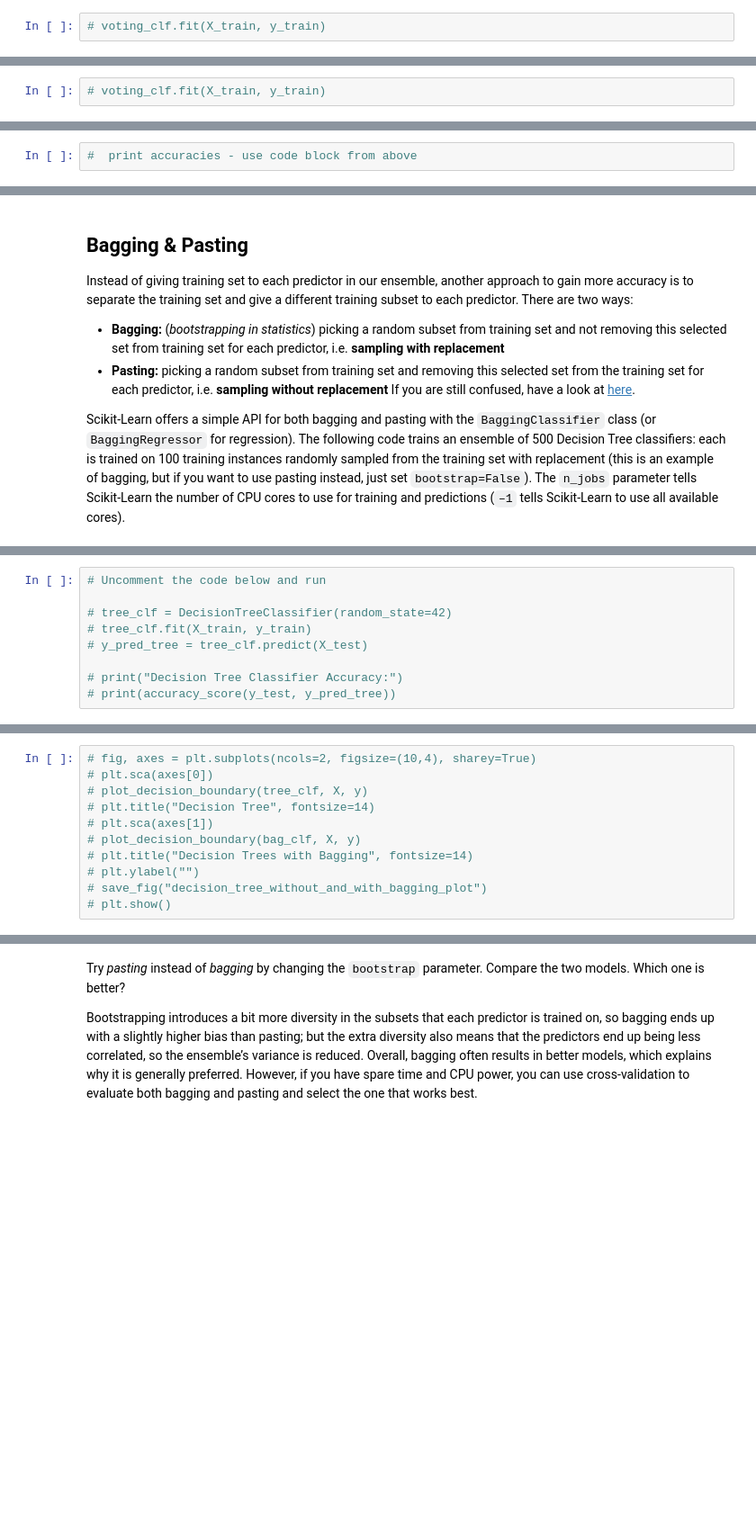
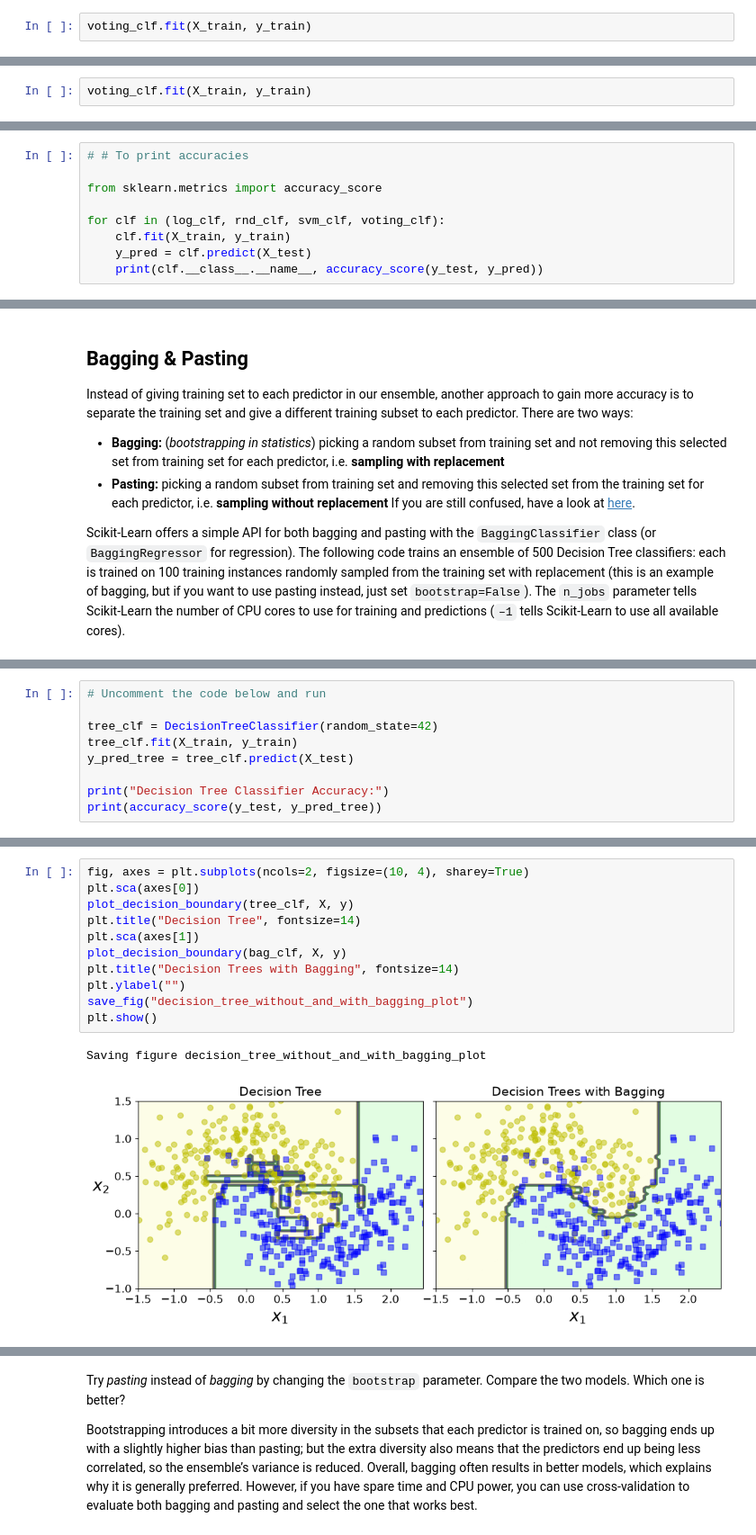
Before and after one commit to SaidAit01/Machine-Learning-Labs, a Jupyter notebook: week3_DecisionTrees_RFs_Ensemble.ipynb, the cells around one changed output, grey strips where cells are left out. Shown at 90% size. Saved outputs shown, nothing was run; the diff lists cells and outputs as text; blank space fills up the shorter version.

Commit message:
ensemble learning and random forest

```diff
--- a/week3_DecisionTrees_RFs_Ensemble.ipynb
+++ b/week3_DecisionTrees_RFs_Ensemble.ipynb
@@ -405,2 +404,2 @@ Let's test `hard` voting first.
 # %%
-# voting_clf.fit(X_train, y_train)
+voting_clf.fit(X_train, y_train)
@@ -422,2 +444,2 @@ Note: This is not the case for the `SVC` class by default, so you need to set it
 # %%
-# voting_clf.fit(X_train, y_train)
+voting_clf.fit(X_train, y_train)
@@ -424,2 +451,9 @@ Note: This is not the case for the `SVC` class by default, so you need to set it
 # %%
-#  print accuracies - use code block from above
+# # To print accuracies
+
+from sklearn.metrics import accuracy_score
+
+for clf in (log_clf, rnd_clf, svm_clf, voting_clf):
+    clf.fit(X_train, y_train)
+    y_pred = clf.predict(X_test)
+    print(clf.__class__.__name__, accuracy_score(y_test, y_pred))
@@ -451,9 +492,9 @@ Scikit-Learn offers a simple API for both bagging and pasting with the `BaggingC
 # %%
 # Uncomment the code below and run
 
-# tree_clf = DecisionTreeClassifier(random_state=42)
-# tree_clf.fit(X_train, y_train)
-# y_pred_tree = tree_clf.predict(X_test)
+tree_clf = DecisionTreeClassifier(random_state=42)
+tree_clf.fit(X_train, y_train)
+y_pred_tree = tree_clf.predict(X_test)
 
-# print("Decision Tree Classifier Accuracy:")
-# print(accuracy_score(y_test, y_pred_tree))
+print("Decision Tree Classifier Accuracy:")
+print(accuracy_score(y_test, y_pred_tree))
@@ -482,11 +526,14 @@ Scikit-Learn offers a simple API for both bagging and pasting with the `BaggingC
 # %%
-# fig, axes = plt.subplots(ncols=2, figsize=(10,4), sharey=True)
-# plt.sca(axes[0])
-# plot_decision_boundary(tree_clf, X, y)
-# plt.title("Decision Tree", fontsize=14)
-# plt.sca(axes[1])
-# plot_decision_boundary(bag_clf, X, y)
-# plt.title("Decision Trees with Bagging", fontsize=14)
-# plt.ylabel("")
-# save_fig("decision_tree_without_and_with_bagging_plot")
-# plt.show()
+fig, axes = plt.subplots(ncols=2, figsize=(10, 4), sharey=True)
+plt.sca(axes[0])
+plot_decision_boundary(tree_clf, X, y)
+plt.title("Decision Tree", fontsize=14)
+plt.sca(axes[1])
+plot_decision_boundary(bag_clf, X, y)
+plt.title("Decision Trees with Bagging", fontsize=14)
+plt.ylabel("")
+save_fig("decision_tree_without_and_with_bagging_plot")
+plt.show()
+# %% [output]
+Saving figure decision_tree_without_and_with_bagging_plot
+[figure, added]
```
Also changed, not shown: parts of 26 cells of this notebook, 4 other files.
